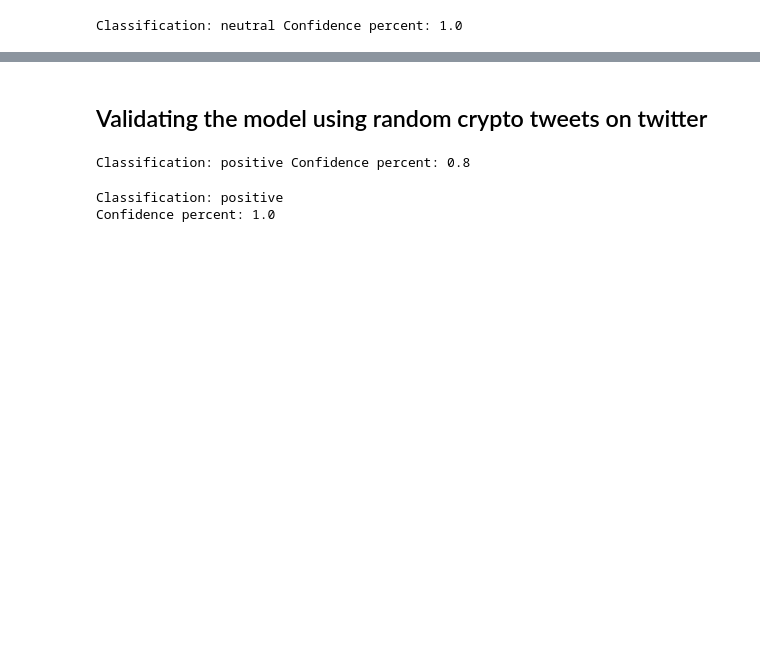
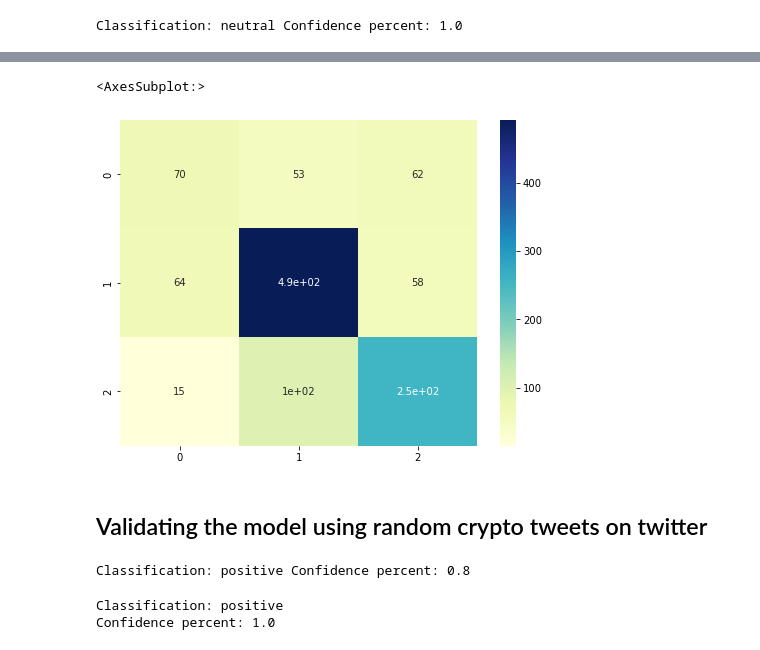
Before and after one commit to VarunK1505/Cryptocurrency-Prediction-With-Sentiment-Analysis, a Jupyter notebook: notebooks/Sentiment Analysis.ipynb, the cells around one changed output, grey strips where cells are left out. Drawn from its saved outputs; the diff is of its cells as text; code cells hidden in the pictures; blank space fills up the shorter version.

Commit message:
Added testing results.

```diff
--- a/notebooks/Sentiment Analysis.ipynb
+++ b/notebooks/Sentiment Analysis.ipynb
@@ -297,0 +315,8 @@ save_classifier.close()
+# %%
+mnb_classifier_f = open("../models/mnb_classifier.pickle", 'rb')
+mnb_classifier = pickle.load(mnb_classifier_f)
+mnb_classifier_f.close()
+# %%
+naivebayes_f = open("../models/naivebayes.pickle", 'rb')
+naivebayes = pickle.load(naivebayes_f)
+naivebayes_f.close()
@@ -321,11 +350,11 @@ class VoteClassifier(ClassifierI):
         conf = choice_votes / len(votes)
         return conf
 # %%
-voted_classifier = VoteClassifier(classifier,
-                                  MNB_classifier,
-                                  BernoulliNB_classifier,
+voted_classifier = VoteClassifier(bnb_classifier,
+                                  LinearSVC_classifier,
+                                  mnb_classifier,
                                   LogisticRegression_classifier,
-                                  SVC_classifier)
+                                  naivebayes,)
 # %%
 print("voted_classifier accuracy percent: ", (nltk.classify.accuracy(voted_classifier, testing_set))*100)
 # %% [output]
@@ -337,0 +371,6 @@ Classification: neutral Confidence percent: 1.0
+# %%
+y_pred = []
+y_test = []
+for test_set in testing_set:
+    y_pred.append(voted_classifier.classify(test_set[0]))
+    y_test.append(test_set[1])
@@ -338,3 +393,9 @@ Classification: neutral Confidence percent: 1.0
+# %%
+plt.figure(figsize=(8, 6))
+sns.heatmap(confusion_matrix(y_test, y_pred), annot=True, cmap="YlGnBu")
+# %% [output]
+<AxesSubplot:>
+[figure, added]
 # %% [markdown]
 ## Validating the model using random crypto tweets on twitter
 # %%
```
Also changed, not shown: parts of 11 cells of this notebook, 4 other files.
